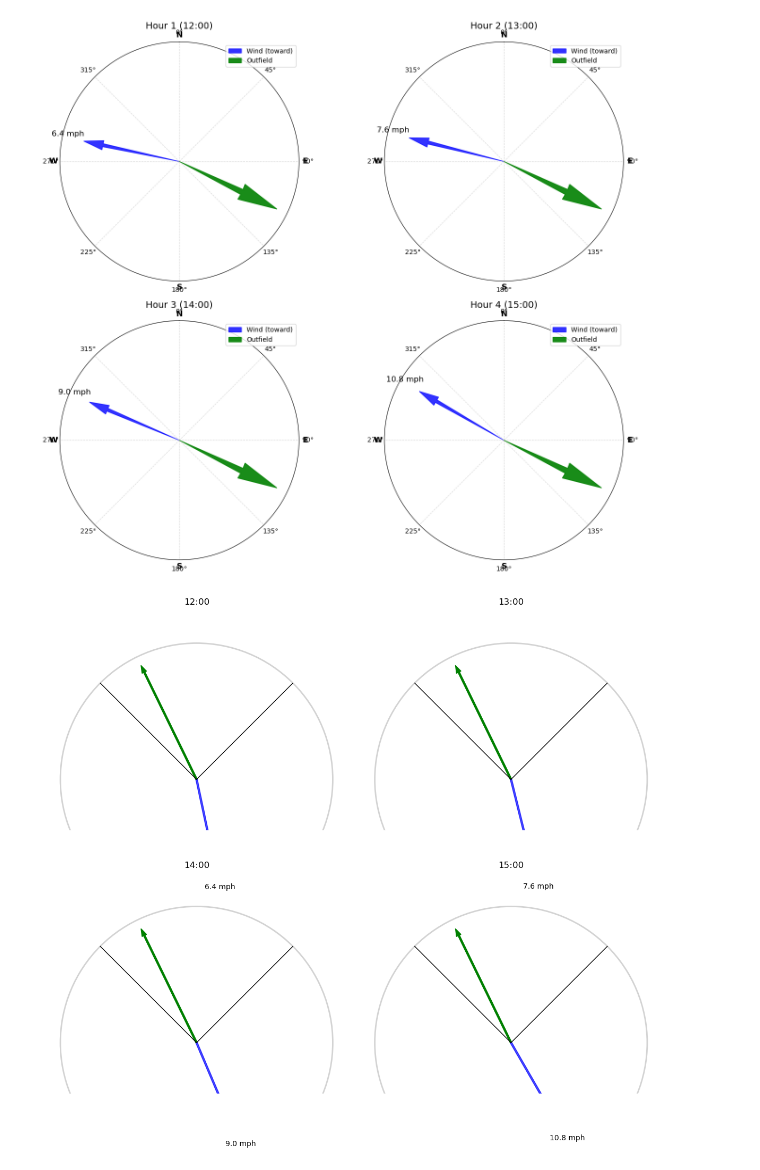
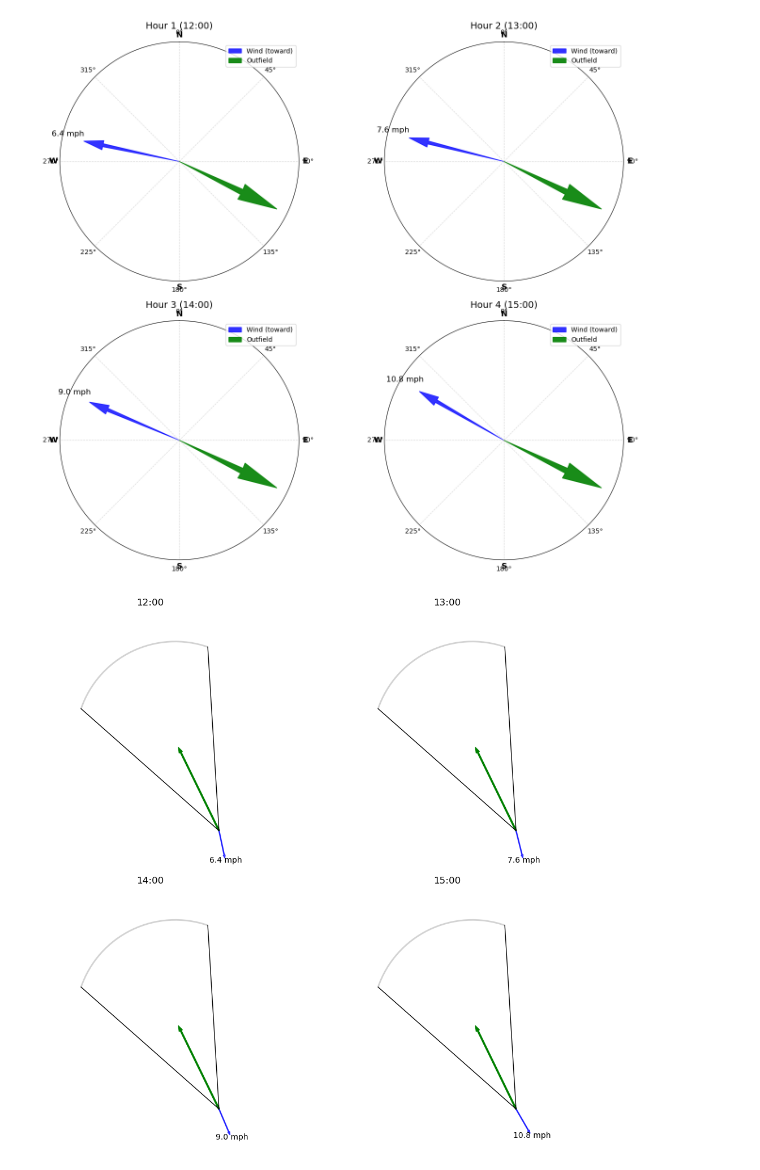
Before and after one commit to rpatel12438/mlb-wind-correlation, a Jupyter notebook: MLBwindCorrelation.ipynb, the cells around one changed output. Saved outputs shown, nothing was run; the diff lists cells and outputs as text; code cells hidden in the pictures.

Commit message:
Fixed error where outfield direction was not pointed toward the outfield of the graph

```diff
--- a/MLBwindCorrelation.ipynb
+++ b/MLBwindCorrelation.ipynb
@@ -290,62 +290,84 @@ plt.show()
 # %% [output]
 [figure]
 # %%
-def draw_basic_field(ax):
-    # Draw a simple field outline
+from matplotlib.patches import Arc
+
+def draw_basic_field(ax, outfield_direction_deg):
     field_radius = 400
-    arc = plt.Circle((0, 0), field_radius, color='lightgray', fill=False, lw=2)
-    ax.add_patch(arc)
 
-    # Foul lines (45 and 135 degrees)
-    for angle in [45, 135]:
-        x = field_radius * np.cos(np.deg2rad(angle))
-        y = field_radius * np.sin(np.deg2rad(angle))
-        ax.plot([0, x], [0, y], color='black', lw=1)
+    # Calculate arc center by moving 'field_radius' units out along outfield direction
+    center_x = field_radius * np.cos(np.deg2rad(outfield_direction_deg))
+    center_y = field_radius * np.sin(np.deg2rad(outfield_direction_deg))
 
-    ax.set_xlim(-450, 450)
-    ax.set_ylim(-150, 500)  # Extend y-limits to allow arrows pointing down
+    # Arc angles: 90 degrees total, centered on outfield_direction_deg
+    theta1 = (outfield_direction_deg - 45) % 360
+    theta2 = (outfield_direction_deg + 45) % 360
+
+    # Draw quarter-circle arc representing outfield fence
+    arc_patch = Arc((center_x, center_y), 2*field_radius, 2*field_radius,
+                    angle=0, theta1=theta1, theta2=theta2,
+                    color='lightgray', lw=2)
+    ax.add_patch(arc_patch)
+
+    # Draw foul lines from home plate (0,0) to ends of the arc
+    x1 = center_x + field_radius * np.cos(np.deg2rad(theta1))
+    y1 = center_y + field_radius * np.sin(np.deg2rad(theta1))
+    ax.plot([0, x1], [0, y1], color='black', lw=1)
+
+    x2 = center_x + field_radius * np.cos(np.deg2rad(theta2))
+    y2 = center_y + field_radius * np.sin(np.deg2rad(theta2))
+    ax.plot([0, x2], [0, y2], color='black', lw=1)
+
+    # Set limits to show entire field nicely
+    margin = 150
+    xs = [0, center_x, x1, x2]
+    ys = [0, center_y, y1, y2]
+    ax.set_xlim(min(xs) - margin, max(xs) + margin)
+    ax.set_ylim(min(ys) - margin, max(ys) + margin)
     ax.set_aspect('equal')
     ax.axis('off')
 
 # Assume filtered_wind and outfield_direction_deg are defined elsewhere
 num_hours = len(filtered_wind)
 cols = 2
 rows = math.ceil(num_hours / cols)
 fig, axes = plt.subplots(rows, cols, figsize=(6 * cols, 5 * rows))
 axes = axes.flatten()
 
 for i, entry in enumerate(filtered_wind):
     ax = axes[i]
-    draw_basic_field(ax)
 
-    # Outfield direction (green)
-    if outfield_direction_deg is not None:
-        rad = np.deg2rad(outfield_direction_deg)
-        ax.arrow(0, 0,
-                 350 * np.cos(rad), 350 * np.sin(rad),
-                 color='green', width=5, label='Outfield')
+    draw_basic_field(ax, outfield_direction_deg)
 
-    # Wind direction (blue) — add 180° to get direction TO where wind blows
+    # Outfield arrow pointing along outfield direction
+    rad = np.deg2rad(outfield_direction_deg)
+    outfield_length = 350
+    ax.arrow(0, 0,
+             outfield_length * np.cos(rad), outfield_length * np.sin(rad),
+             color='green', width=5, label='Outfield')
+
+    # Wind direction arrow (where wind is blowing TO)
     wind_toward_deg = (entry["direction_deg"] + 180) % 360
     rad_wind = np.deg2rad(wind_toward_deg)
+    wind_length = 100
     ax.arrow(0, 0,
-             300 * np.cos(rad_wind), 300 * np.sin(rad_wind),
-             color='blue', width=5, alpha=0.7, label='Wind')
+             wind_length * np.cos(rad_wind), wind_length * np.sin(rad_wind),
+             color='blue', width=3, alpha=0.7, label='Wind')
 
-    # Wind speed text, placed slightly beyond arrow tip
-    x_text = 330 * np.cos(rad_wind)
-    y_text = 330 * np.sin(rad_wind)
+    # Wind speed label
+    x_text = (wind_length + 30) * np.cos(rad_wind)
+    y_text = (wind_length + 30) * np.sin(rad_wind)
     ax.text(x_text, y_text, f"{entry['speed_mph']:.1f} mph", fontsize=10, ha='center', color='black')
 
-    # Title showing time label (last 5 chars of entry time)
+    # Time label
     time_label = entry["time"][-5:]
     ax.set_title(time_label, fontsize=12)
 
-# Hide any unused subplots if num_hours < rows*cols
+# Remove unused subplots
 for j in range(num_hours, rows * cols):
     fig.delaxes(axes[j])
 
 plt.tight_layout()
 plt.show()
 # %% [output]
-[figure, old version]
+[figure, new version]
```
